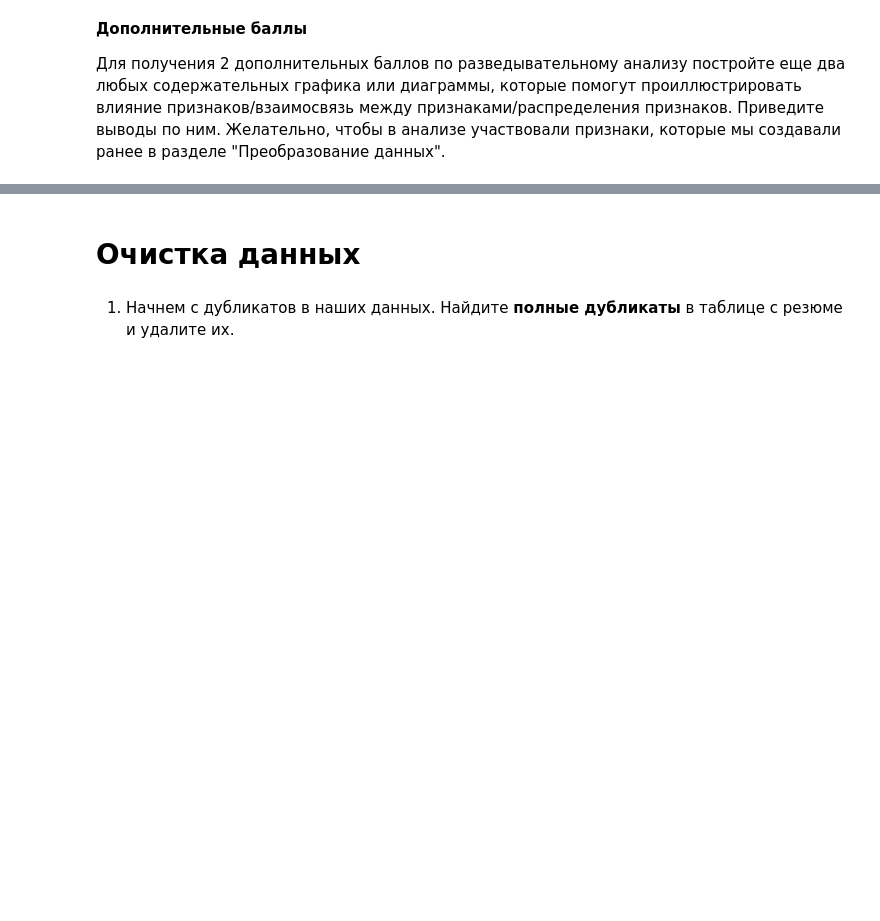
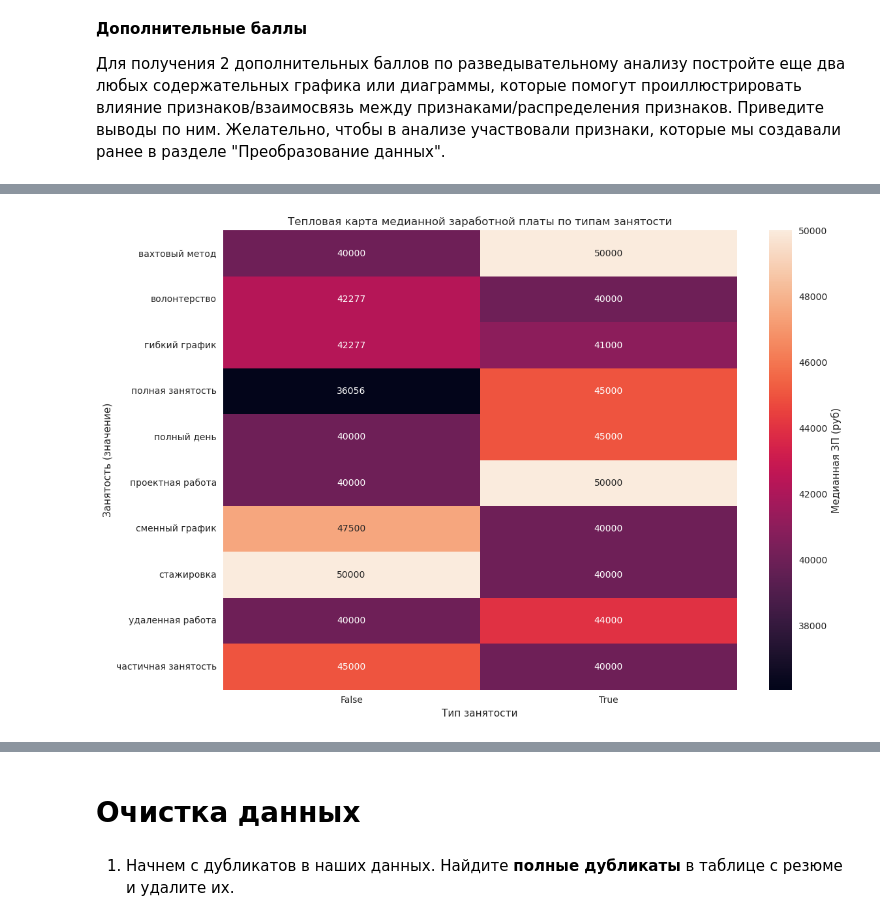
Before and after one commit to nikolay-grudanov/MEPHI-SF_ML, a Jupyter notebook: academic-semester-1/python_for_data_analysis/HW-2_PJ/Project.GrudanovNA.ipynb, the cells around one changed output, grey strips where cells are left out. Cells and saved outputs as stored; diff of their text form; code cells hidden in the pictures; blank space fills up the shorter version.

Commit message:
Выполнил Python для анализа данных. Проект (PJ)

```diff
--- a/academic-semester-1/python_for_data_analysis/HW-2_PJ/Project.GrudanovNA.ipynb
+++ b/academic-semester-1/python_for_data_analysis/HW-2_PJ/Project.GrudanovNA.ipynb
@@ -1286,0 +1461,34 @@ fig.show()
+# %%
+# Группируем данные по различным типам занятости и вычисляем медиану заработной платы для каждого типа занятости.
+full_time_data = hh_df_wo_outliers.groupby(
+    [
+        "полная занятость",
+        "частичная занятость",
+        "проектная работа",
+        "стажировка",
+        "волонтерство",
+        "гибкий график",
+        "полный день",
+        "сменный график",
+        "вахтовый метод",
+        "удаленная работа",
+    ],
+    as_index=False,
+)["ЗП (руб)"].median()
+
+# Создание сводной таблицы для тепловой карты
+pivot_table = full_time_data.melt(id_vars='ЗП (руб)', var_name='Тип занятости', value_name='Значение')
+pivot_table = pivot_table.pivot_table(index="Тип занятости", columns="Значение", values="ЗП (руб)", aggfunc='median')
+
+# Построение тепловой карты
+plt.figure(figsize=(12, 8))
+sns.heatmap(pivot_table, annot=True, fmt='.0f', cbar_kws={'label': 'Медианная ЗП (руб)'})
+plt.title('Тепловая карта медианной заработной платы по типам занятости')
+plt.xlabel('Тип занятости')
+plt.ylabel('Занятость (значение)')
+plt.tight_layout()
+
+# Сохранение графика в файл
+plt.savefig('charts/heatmap_median_salary_by_full_time_job.png', dpi=300)
+# %% [output]
+[figure, added]
```
Also changed, not shown: parts of 19 cells of this notebook, 7 other files.
